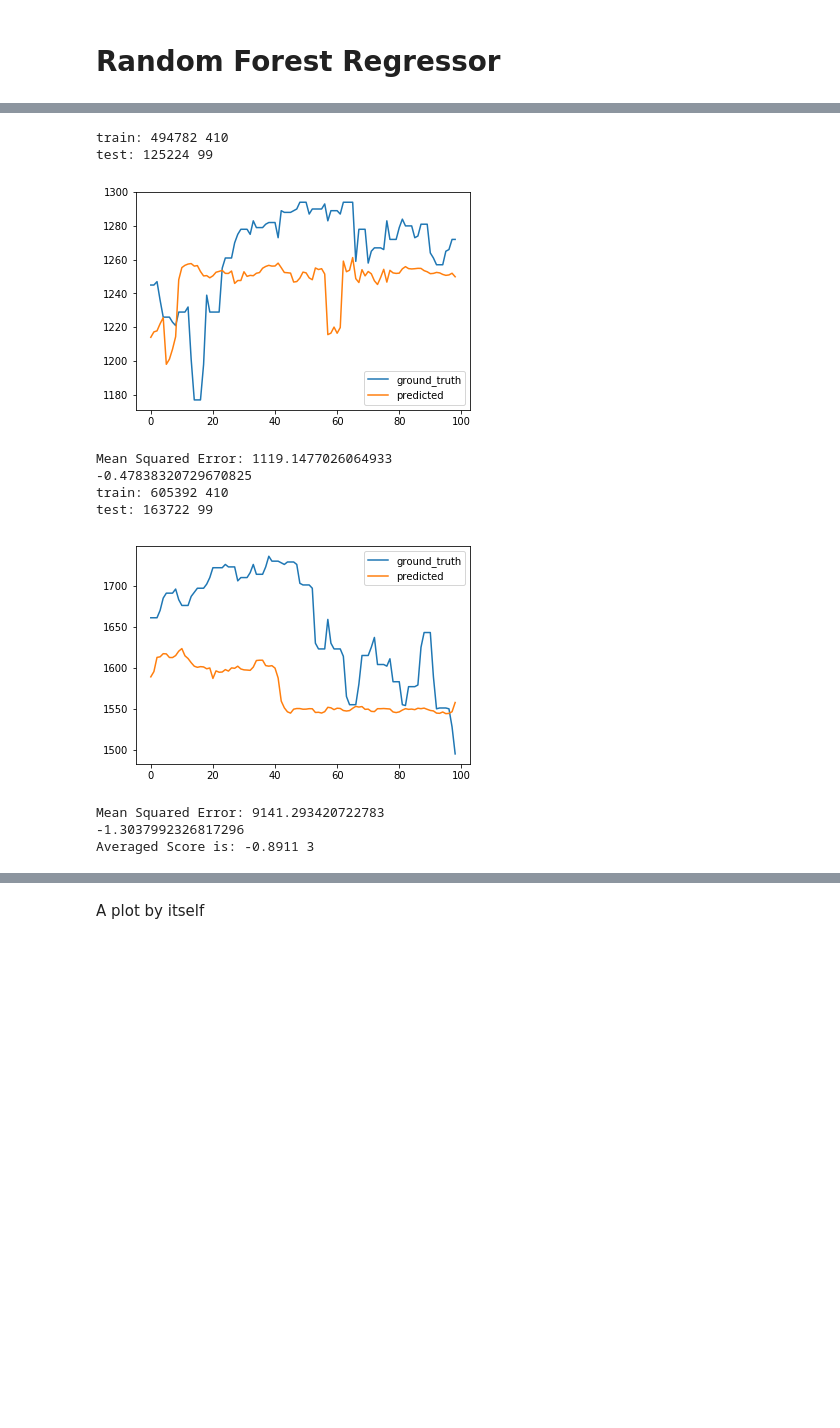
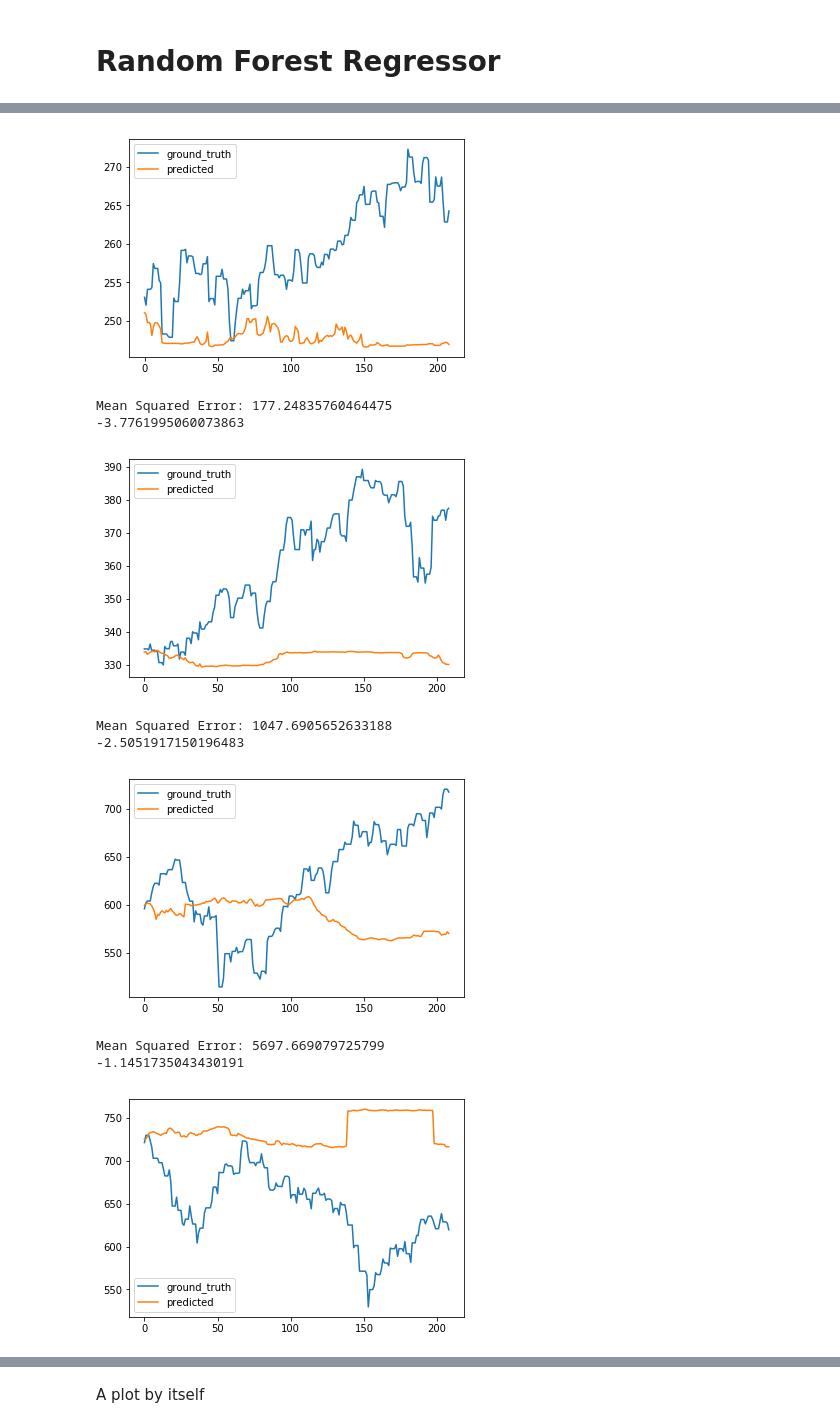
Before and after one commit to elisawarner/Stock_Project, a Jupyter notebook: Python/Random_Forest.ipynb, the cells around one changed output, grey strips where cells are left out. Drawn from its saved outputs; the diff is of its cells as text; code cells hidden in the pictures; blank space fills up the shorter version.

```diff
--- a/Python/Random_Forest.ipynb
+++ b/Python/Random_Forest.ipynb
@@ -385,7 +328,7 @@ for i in range(len(time_shift)):
     for j in range(len(size_train_set)):
         for k in range(len(size_val_set)):
             print(time_shift, size_train_set[j], size_val_set[k])
-            trainDataPartition, valDataPartition, group = time_cross(train, time_shift[i], size_train_set[j], size_val_set[k], 30)
+            trainDataPartition, valDataPartition, group = time_cross(train, time_shift[i], size_train_set[j], size_val_set[k], 0)
 
             #time_shift[i]
             try:
@@ -427,4 +350,4 @@ array([[0.63387108, 0.5337971 , 0.57172403]])
 # %% [markdown]
 # Look for Feature Importances
 # %%
-trainDataPartition, valDataPartition, group = time_cross(train, 0, 410, 50, 30) #10 252 100 Draft_Google_shorter 0.8795
+trainDataPartition, valDataPartition, group = time_cross(train, 0, 252, 260, 0) #10 252 100 Draft_Google_shorter 0.8795
@@ -712,4 +523,4 @@ google_hits29 0.0
 # %% [markdown]
 # SVM
 # %%
-trainDataPartition, valDataPartition, group = time_cross(train, 0, 410, 260) #10 252 100 Draft_Google_shorter 0.8795
+trainDataPartition, valDataPartition, group = time_cross(train, 0, 252, 260, 0) #10 252 100 Draft_Google_shorter 0.8795
@@ -752,7 +549,7 @@ for idx in range(len(trainDataPartition)-1):
         # Fit the RF model
 
         #gamma =  (1 / (X_train.shape[1] * X_train.var()))
-        clf = sklearn.svm.SVC(C=.7, kernel='rbf', gamma='scale') # previously 7
+        clf = sklearn.svm.SVC(C=.4, kernel='rbf', gamma='scale') # previously 7
         clf.fit(X_train, y_train)
 
 
@@ -959,16 +718,16 @@ for idx in range(len(trainDataPartition)-1):
     try:
         # print("TRAIN:", train_index, "TEST:", test_index)
         X_train, y_train = trainDataPartition[idx][:,1:data_size[1]+1], trainDataPartition[idx][:,0]
-        y_train = y_train.astype('int')
+        #y_train = y_train.astype('int')
         #print(X_train)
         X_test, y_test = valDataPartition[idx][:,1:data_size[1]+1], valDataPartition[idx][:,0]
-        y_test = y_test.astype('int')
-        print('train:', sum(y_train), len(y_train))
-        print('test:', sum(y_test), len(y_test))
+        #y_test = y_test.astype('int')
         #print(1 / (X_train.shape[1] * X_train.var()))
         # Fit the RF model
 
         #gamma =  (1 / (X_train.shape[1] * X_train.var()))
+        #clf = SVR(C=1, epsilon=0.0001, gamma='scale', \
+        #          kernel='rbf', max_iter=-1, shrinking=True, tol=0.001, verbose=False)
         clf = RandomForestRegressor(max_depth = 20, n_estimators=1500, random_state=4, criterion = 'mse') # previously 7
         clf.fit(X_train, y_train)
 
@@ -977,42 +736,41 @@ for idx in range(len(trainDataPartition)-1):
         pred = clf.predict(X_test)
         #print(pred)
 
         plt.plot(y_test, label = 'ground_truth')
         plt.plot(pred, label = 'predicted')
         plt.legend()
         plt.show()
         print('Mean Squared Error:', metrics.mean_squared_error(y_test, pred))
         # add up AUROCs
     except:
         continue
 
     #try:
     #SS_tot = sum((y_test - np.mean(y_test))**2)
     #S_res = sum((y_test - pred) ** 2)
     #temp_score = 1 - (SS_res / SS_tot)
-    temp_score = sklearn.metrics.r2_score(y_test, pred)
+    temp_score = metrics.r2_score(y_test, pred)
     score_list.append(temp_score)
     indices.append(idx)
     print(temp_score)
     if temp_score > 0.7:
         good_sets.append(idx)
         gammas.append(1 / (X_train.shape[1] * X_train.var()))
     #except:
     #    pass
 
 
 # calculate average
 score = np.mean(score_list)
 print("Averaged Score is: %0.4f" % score, splits)
 # %% [output]
+[figure, new version]
-train: 494782 410
-test: 125224 99
+Mean Squared Error: 177.24835760464475
+-3.7761995060073863
-[figure, old version]
+[figure, new version]
-Mean Squared Error: 1119.1477026064933
--0.47838320729670825
-train: 605392 410
-test: 163722 99
+Mean Squared Error: 1047.6905652633188
+-2.5051917150196483
-[figure, old version]
+[figure, added]
-Mean Squared Error: 9141.293420722783
--1.3037992326817296
-Averaged Score is: -0.8911 3
+Mean Squared Error: 5697.669079725799
+-1.1451735043430191
+[figure, added]
```
Also changed, not shown: parts of 42 cells of this notebook, 2 other files.
